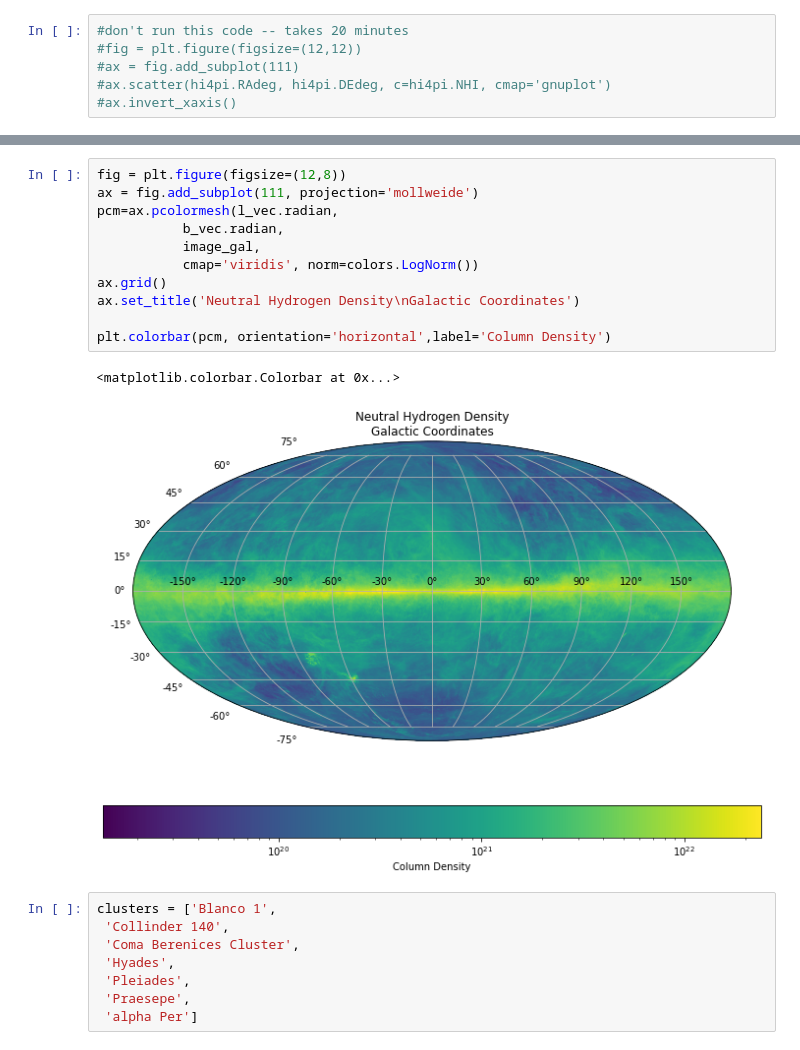
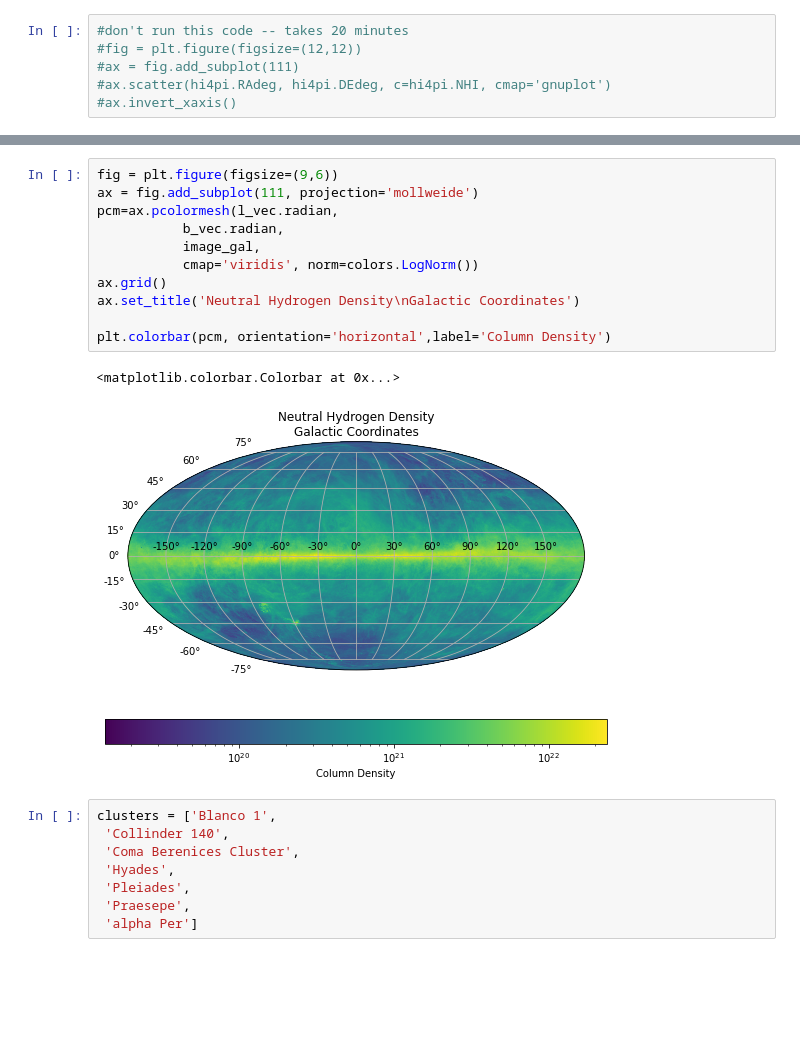
Before and after one commit to Dishwasha/cas-tau, a Jupyter notebook: AstropyTutorial.ipynb, the cells around one changed output, grey strips where cells are left out. Saved outputs shown, nothing was run; the diff lists cells and outputs as text; blank space fills up the shorter version.

```diff
--- a/AstropyTutorial.ipynb
+++ b/AstropyTutorial.ipynb
@@ -496,17 +523,17 @@ plt.tight_layout()
 # %%
-fig = plt.figure(figsize=(12,8))
+fig = plt.figure(figsize=(9,6))
 ax = fig.add_subplot(111, projection='mollweide')
 pcm=ax.pcolormesh(l_vec.radian,
            b_vec.radian,
            image_gal,
            cmap='viridis', norm=colors.LogNorm())
 ax.grid()
 ax.set_title('Neutral Hydrogen Density\nGalactic Coordinates')
 
 plt.colorbar(pcm, orientation='horizontal',label='Column Density')
 # %% [output]
 <matplotlib.colorbar.Colorbar at 0x...>
-[figure, old version]
+[figure, new version]
 # %%
 clusters = ['Blanco 1',
  'Collinder 140',
```
Also changed, not shown: parts of 36 cells of this notebook.
